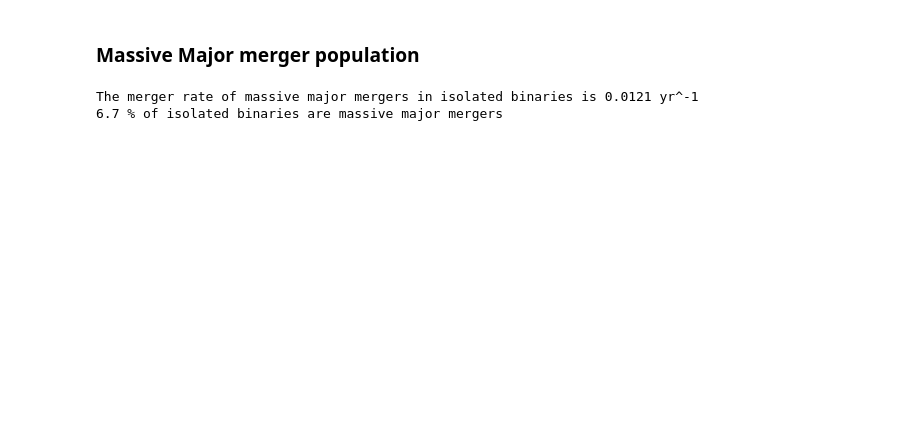
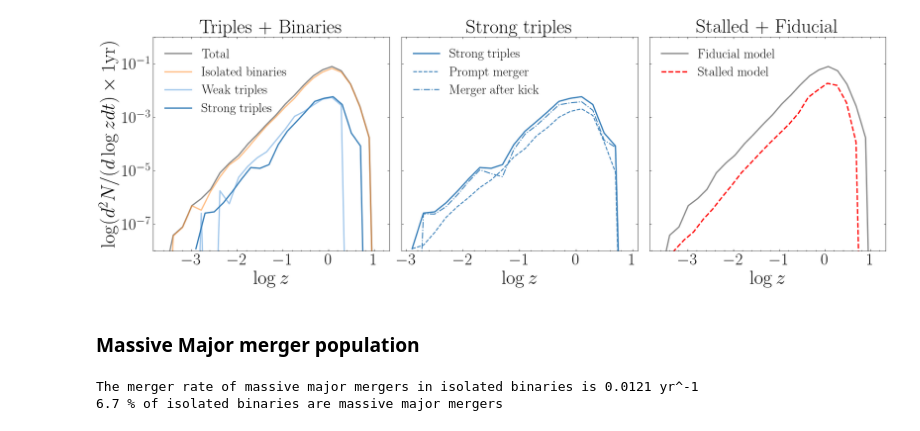
Before and after one commit to pranav-satheesh/Triple-MBH-Illustris, a Jupyter notebook: notebooks/merger_rates.ipynb, the cells around one changed output. Saved outputs shown, nothing was run; the diff lists cells and outputs as text; code cells hidden in the pictures; blank space fills up the shorter version.

```diff
--- a/notebooks/merger_rates.ipynb
+++ b/notebooks/merger_rates.ipynb
@@ -182,3 +117,28 @@ The merger rate files are saved at /Users/pranavsatheesh/Triples/Github/Illustri
+# %%
+fig.set_size_inches(17,6)
+axes[0].legend(fontsize=20,loc='upper left')
+axes[1].legend(fontsize=20,loc='upper left')
+axes[2].legend(fontsize=20,loc='upper left')
+#change the fontsize of the x and y labels
+axes[0].set_xlabel(r'$\log z$',fontsize=30)
+axes[1].set_xlabel(r'$\log z$',fontsize=30)
+axes[2].set_xlabel(r'$\log z$',fontsize=30)
+
+axes[0].set_ylabel(r"$\log (d^2 N / (d \log z dt)  \times 1\text{yr})$",fontsize=30)
+axes[1].set_ylabel("")
+axes[2].set_ylabel("")
+
+
+axes[1].set_title("Strong triples",fontsize=30)
+axes[0].set_title("Triples + Binaries",fontsize=30)
+axes[2].set_title("Stalled + Fiducial",fontsize=30)
+fig.tight_layout()
+
+fig.savefig(f"../Figures/Merger_rate_w_stalled_N_{Nruns:d}.pdf")
+# %%
+fig
+# %% [output]
+[figure, added]
 # %% [markdown]
 ### Massive Major merger population
 # %%
```
Also changed, not shown: parts of 23 cells of this notebook, 7 other files.
